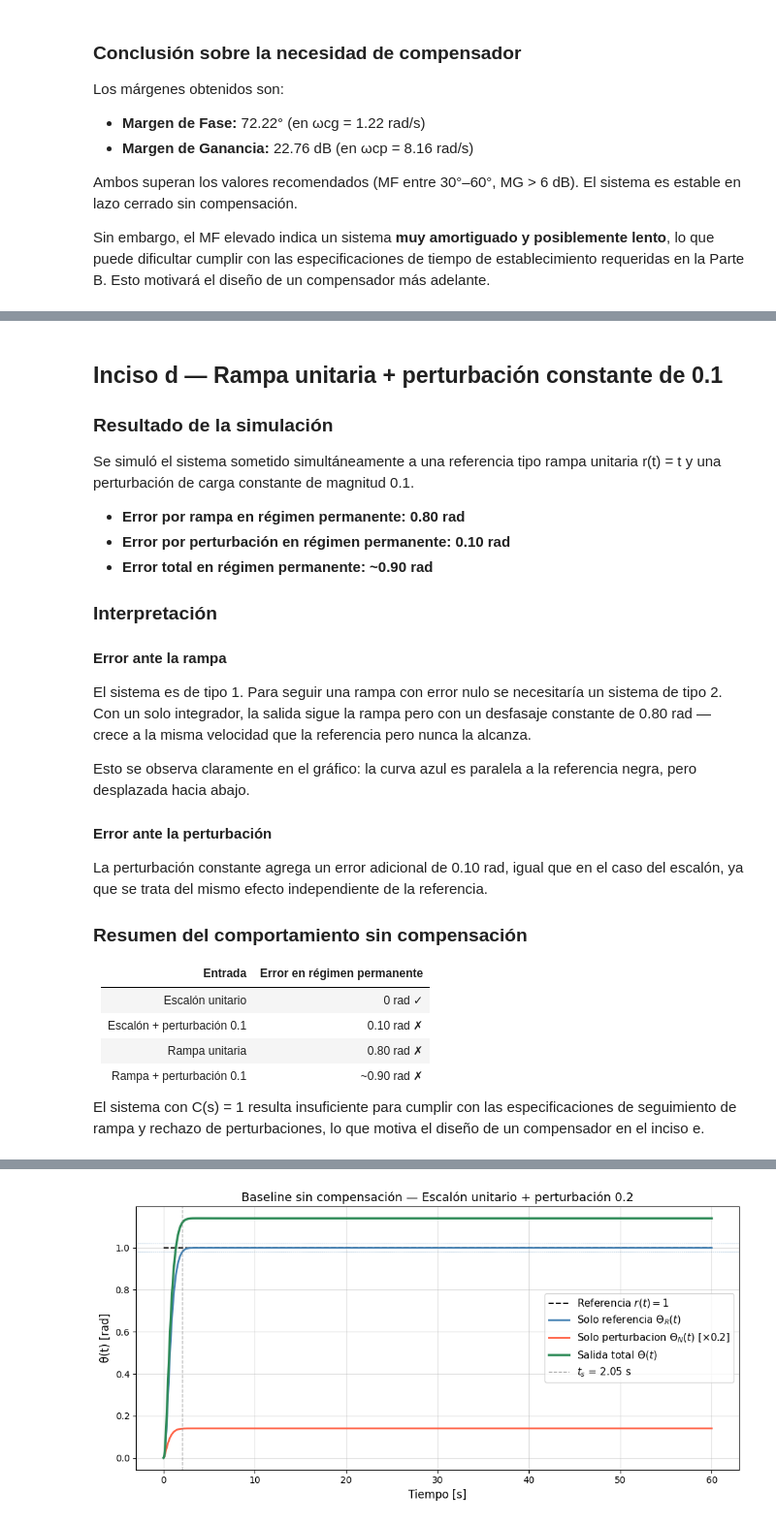
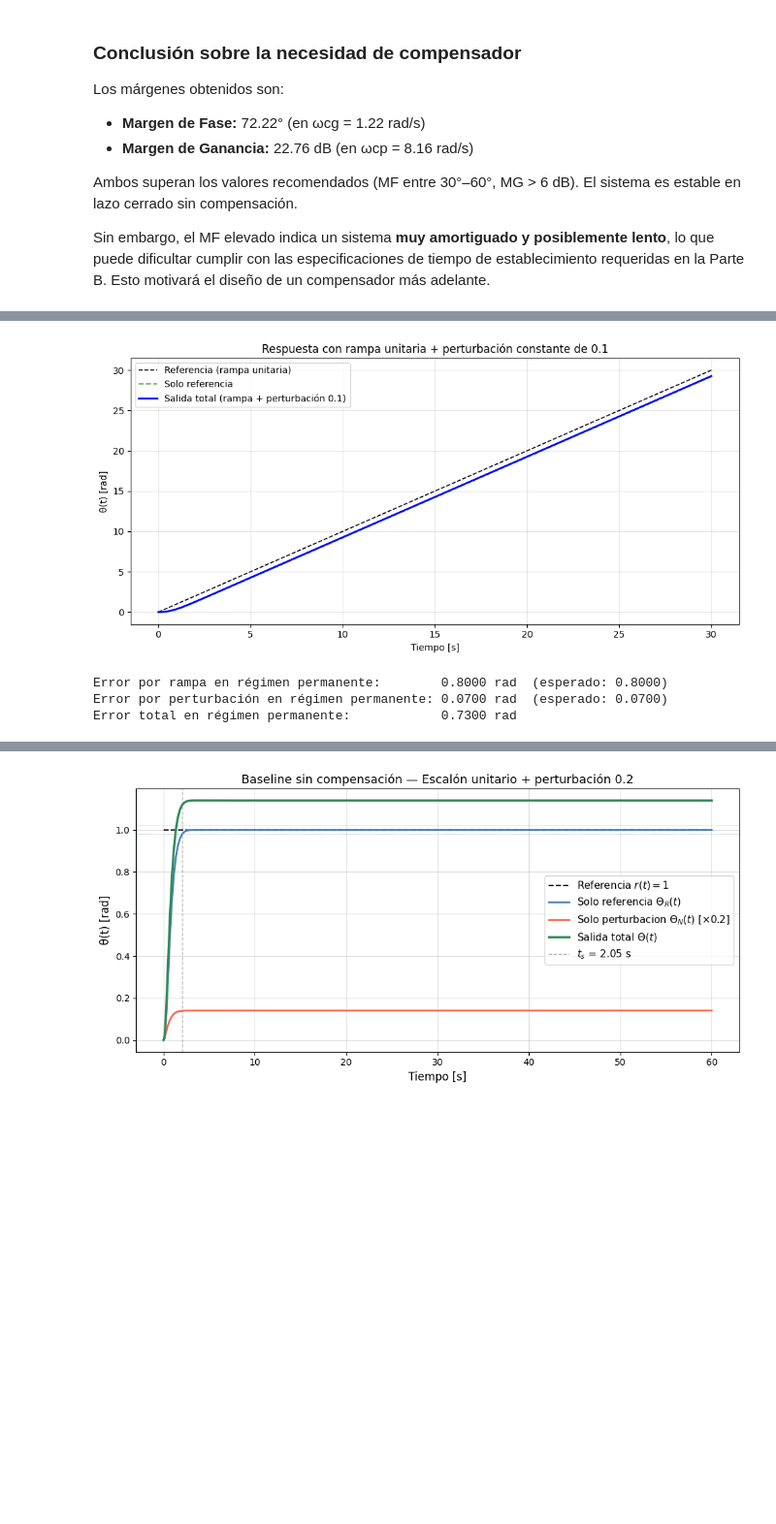
Before and after one commit to Zoevelazquez0430/TP1-SistemasDeControl, a Jupyter notebook: TP1_SControl_CleanCopy.ipynb, the cells around one changed output, grey strips where cells are left out. Shown at 97% size. Drawn from its saved outputs; the diff is of its cells as text; code cells hidden in the pictures; blank space fills up the shorter version.

```diff
--- a/TP1_SControl_CleanCopy.ipynb
+++ b/TP1_SControl_CleanCopy.ipynb
@@ -552,43 +564,33 @@ Error por perturbación en régimen permanente: 0.1000 rad
-# %% [markdown]
-## Inciso d — Rampa unitaria + perturbación constante de 0.1
-
-### Resultado de la simulación
-
-Se simuló el sistema sometido simultáneamente a una referencia tipo rampa unitaria
-r(t) = t y una perturbación de carga constante de magnitud 0.1.
-
-- **Error por rampa en régimen permanente: 0.80 rad**
-- **Error por perturbación en régimen permanente: 0.10 rad**
-- **Error total en régimen permanente: ~0.90 rad**
-
-### Interpretación
-
-#### Error ante la rampa
-
-El sistema es de tipo 1. Para seguir una rampa con error nulo se necesitaría
-un sistema de tipo 2. Con un solo integrador, la salida sigue la rampa pero
-con un desfasaje constante de 0.80 rad — crece a la misma velocidad que la
-referencia pero nunca la alcanza.
-
-Esto se observa claramente en el gráfico: la curva azul es paralela a la
-referencia negra, pero desplazada hacia abajo.
-
-#### Error ante la perturbación
-
-La perturbación constante agrega un error adicional de 0.10 rad, igual que
-en el caso del escalón, ya que se trata del mismo efecto independiente de
-la referencia.
-
-### Resumen del comportamiento sin compensación
-
-| Entrada | Error en régimen permanente |
-|--------|-----------------------------|
-| Escalón unitario | 0 rad ✓ |
-| Escalón + perturbación 0.1 | 0.10 rad ✗ |
-| Rampa unitaria | 0.80 rad ✗ |
-| Rampa + perturbación 0.1 | ~0.90 rad ✗ |
-
-El sistema con C(s) = 1 resulta insuficiente para cumplir con las especificaciones
-de seguimiento de rampa y rechazo de perturbaciones, lo que motiva el diseño
-de un compensador en el inciso e.
+# %%
+t = np.linspace(0, 30, 3000)
+rampa = t
+
+# Respuesta ante rampa
+_, y_r = ctrl.forced_response(G_cl, T=t, U=rampa)
+
+# Perturbación constante — usa T_N del inciso c, no G_pert
+_, y_pert = ctrl.step_response(0.1 * T_N, T=t)
+
+y_total = y_r + y_pert
+
+plt.figure(figsize=(10, 5))
+plt.plot(t, rampa,   'k--', lw=1.2, label='Referencia (rampa unitaria)')
+plt.plot(t, y_r,     'g--', alpha=0.6, label='Solo referencia')
+plt.plot(t, y_total, 'b',   lw=2,   label='Salida total (rampa + perturbación 0.1)')
+plt.xlabel('Tiempo [s]')
+plt.ylabel('θ(t) [rad]')
+plt.title('Respuesta con rampa unitaria + perturbación constante de 0.1')
+plt.legend()
+plt.grid(alpha=0.3)
+plt.tight_layout()
+plt.show()
+
+print(f"Error por rampa en régimen permanente:        {rampa[-1] - y_r[-1]:.4f} rad  (esperado: 0.8000)")
+print(f"Error por perturbación en régimen permanente: {y_pert[-1]:.4f} rad  (esperado: 0.0700)")
+print(f"Error total en régimen permanente:            {rampa[-1] - y_total[-1]:.4f} rad")
+# %% [output]
+[figure, added]
+Error por rampa en régimen permanente:        0.8000 rad  (esperado: 0.8000)
+Error por perturbación en régimen permanente: 0.0700 rad  (esperado: 0.0700)
+Error total en régimen permanente:            0.7300 rad
 # %% [markdown]
```
Also changed, not shown: parts of 50 cells of this notebook.
